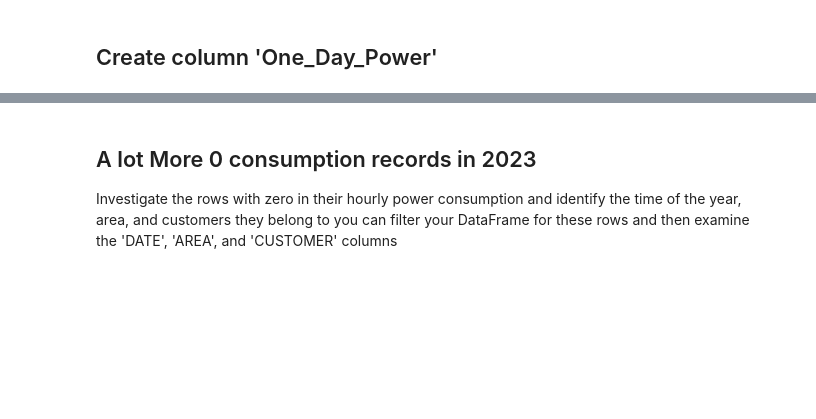
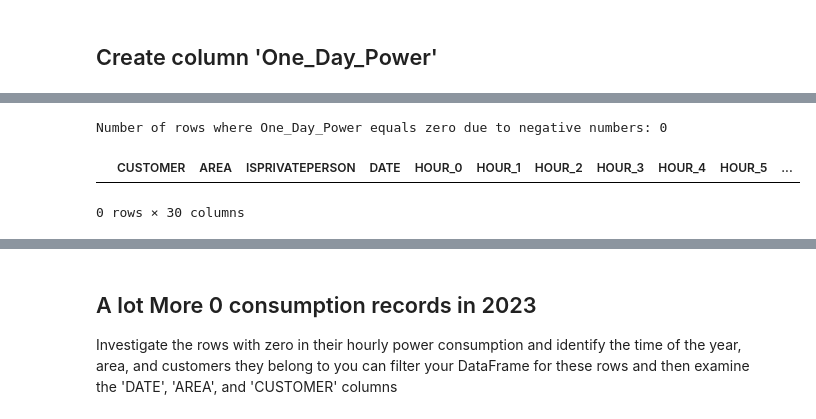
Before and after one commit to iot-lnu/Research-KalmarEnergy, a Jupyter notebook: KE_Data_Cleaning.ipynb, the cells around one changed output, grey strips where cells are left out. Cells and saved outputs as stored; diff of their text form; code cells hidden in the pictures; blank space fills up the shorter version.

```diff
--- a/KE_Data_Cleaning.ipynb
+++ b/KE_Data_Cleaning.ipynb
@@ -179,0 +330,9 @@ Number of rows with One_Day_Power equal to zero: 67650
+# %%
+# If you want to display those rows which one-day-power is zero because there was negative values in the usage, you can do the following
+rows_with_zero_power_sum = combined_df_noNA[combined_df_noNA['One_Day_Power'] == 0]
+print(rows_with_zero_power_sum)
+# Check for at least one negative value in the hourly columns
+rows_with_negatives = rows_with_zero_power_sum[hourly_columns].lt(0).any(axis=1)
+
+# Filter for those rows
+rows_with_zero_sum_and_negatives = rows_with_zero_power_sum[rows_with_negatives]
@@ -179,0 +357,8 @@ Number of rows with One_Day_Power equal to zero: 67650
+# %%
+# Display the number of such rows and the DataFrame with these rows
+print(f"Number of rows where One_Day_Power equals zero due to negative numbers: {len(rows_with_zero_sum_and_negatives)}")
+rows_with_zero_sum_and_negatives
+# %% [output]
+Number of rows where One_Day_Power equals zero due to negative numbers: 0
+|  | CUSTOMER | AREA | ISPRIVATEPERSON | DATE | HOUR_0 | HOUR_1 | HOUR_2 | HOUR_3 | HOUR_4 | HOUR_5 | ... |
+0 rows × 30 columns
```
Also changed, not shown: parts of 35 cells of this notebook, 10 other files.
